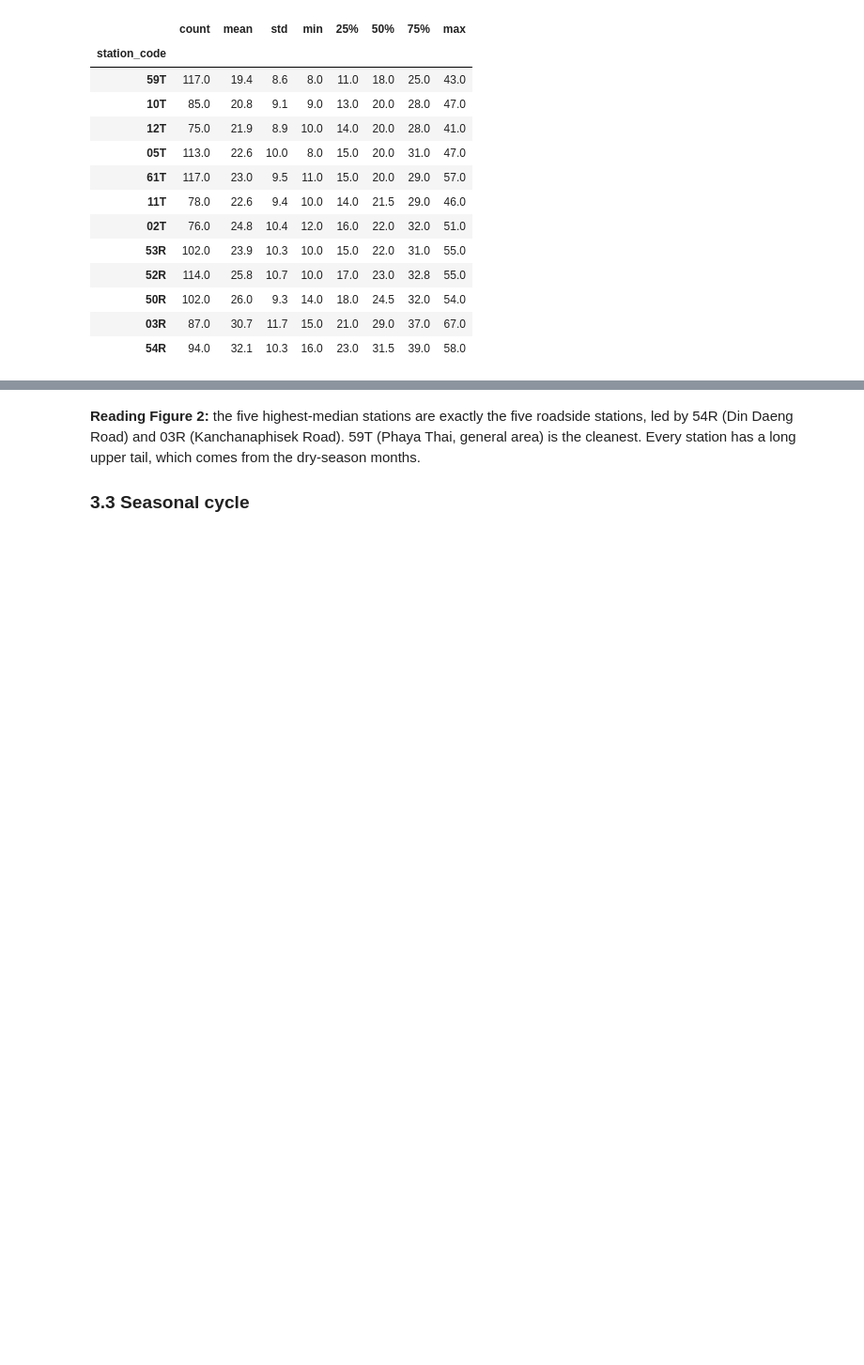
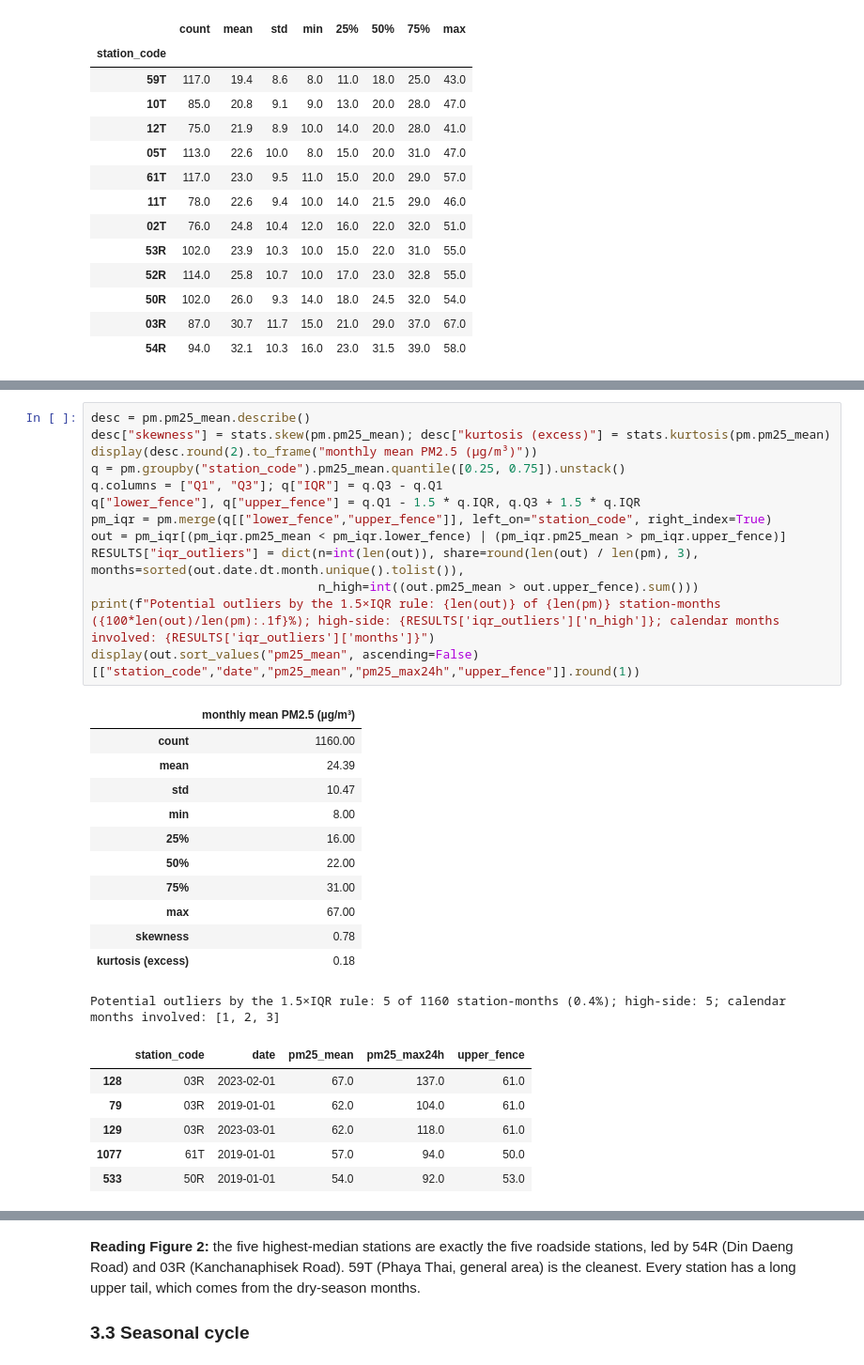
Before and after one commit to 6732003021KanPrangwattanakul/Environmental-DS-Project, a Jupyter notebook: notebooks/DS_analysis.ipynb, the cells around one changed output, grey strips where cells are left out. Shown at 94% size. Cells and saved outputs as stored; diff of their text form; blank space fills up the shorter version.

```diff
--- a/notebooks/DS_analysis.ipynb
+++ b/notebooks/DS_analysis.ipynb
@@ -381,0 +391,32 @@ display(pm.groupby("station_code").pm25_mean.describe().round(1).loc[st_order])
+# %%
+desc = pm.pm25_mean.describe()
+desc["skewness"] = stats.skew(pm.pm25_mean); desc["kurtosis (excess)"] = stats.kurtosis(pm.pm25_mean)
+display(desc.round(2).to_frame("monthly mean PM2.5 (µg/m³)"))
+q = pm.groupby("station_code").pm25_mean.quantile([0.25, 0.75]).unstack()
+q.columns = ["Q1", "Q3"]; q["IQR"] = q.Q3 - q.Q1
+q["lower_fence"], q["upper_fence"] = q.Q1 - 1.5 * q.IQR, q.Q3 + 1.5 * q.IQR
+pm_iqr = pm.merge(q[["lower_fence","upper_fence"]], left_on="station_code", right_index=True)
+out = pm_iqr[(pm_iqr.pm25_mean < pm_iqr.lower_fence) | (pm_iqr.pm25_mean > pm_iqr.upper_fence)]
+RESULTS["iqr_outliers"] = dict(n=int(len(out)), share=round(len(out) / len(pm), 3), months=sorted(out.date.dt.month.unique().tolist()),
+                               n_high=int((out.pm25_mean > out.upper_fence).sum()))
+print(f"Potential outliers by the 1.5×IQR rule: {len(out)} of {len(pm)} station-months ({100*len(out)/len(pm):.1f}%); high-side: {RESULTS['iqr_outliers']['n_high']}; calendar months involved: {RESULTS['iqr_outliers']['months']}")
+display(out.sort_values("pm25_mean", ascending=False)[["station_code","date","pm25_mean","pm25_max24h","upper_fence"]].round(1))
+# %% [output]
+|  | monthly mean PM2.5 (µg/m³) |
+| count | 1160.00 |
+| mean | 24.39 |
+| std | 10.47 |
+| min | 8.00 |
+| 25% | 16.00 |
+| 50% | 22.00 |
+| 75% | 31.00 |
+| max | 67.00 |
+| skewness | 0.78 |
+| kurtosis (excess) | 0.18 |
+Potential outliers by the 1.5×IQR rule: 5 of 1160 station-months (0.4%); high-side: 5; calendar months involved: [1, 2, 3]
+|  | station_code | date | pm25_mean | pm25_max24h | upper_fence |
+| 128 | 03R | 2023-02-01 | 67.0 | 137.0 | 61.0 |
+| 79 | 03R | 2019-01-01 | 62.0 | 104.0 | 61.0 |
+| 129 | 03R | 2023-03-01 | 62.0 | 118.0 | 61.0 |
+| 1077 | 61T | 2019-01-01 | 57.0 | 94.0 | 50.0 |
+| 533 | 50R | 2019-01-01 | 54.0 | 92.0 | 53.0 |
```
Also changed, not shown: parts of 12 cells of this notebook, 5 other files.
